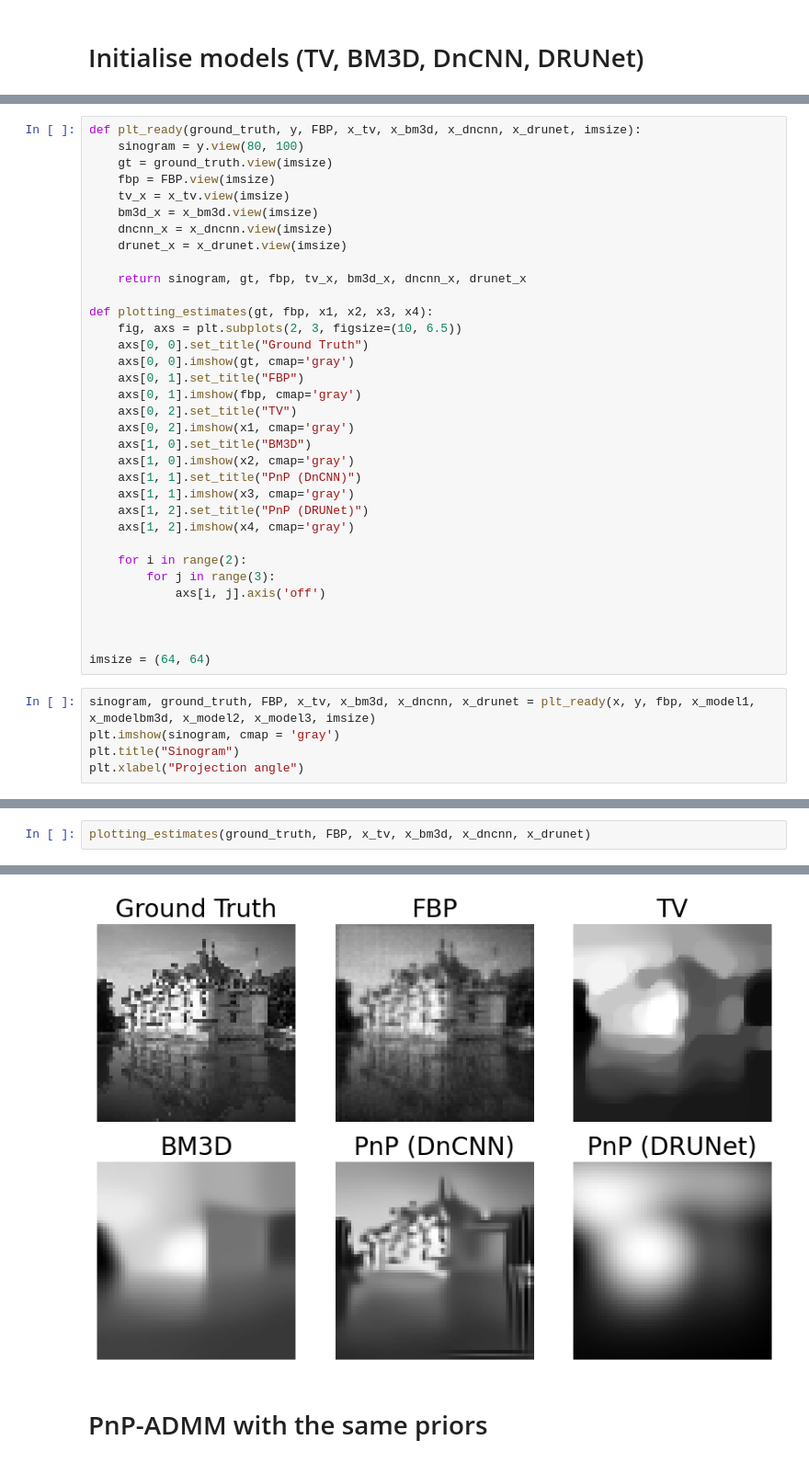
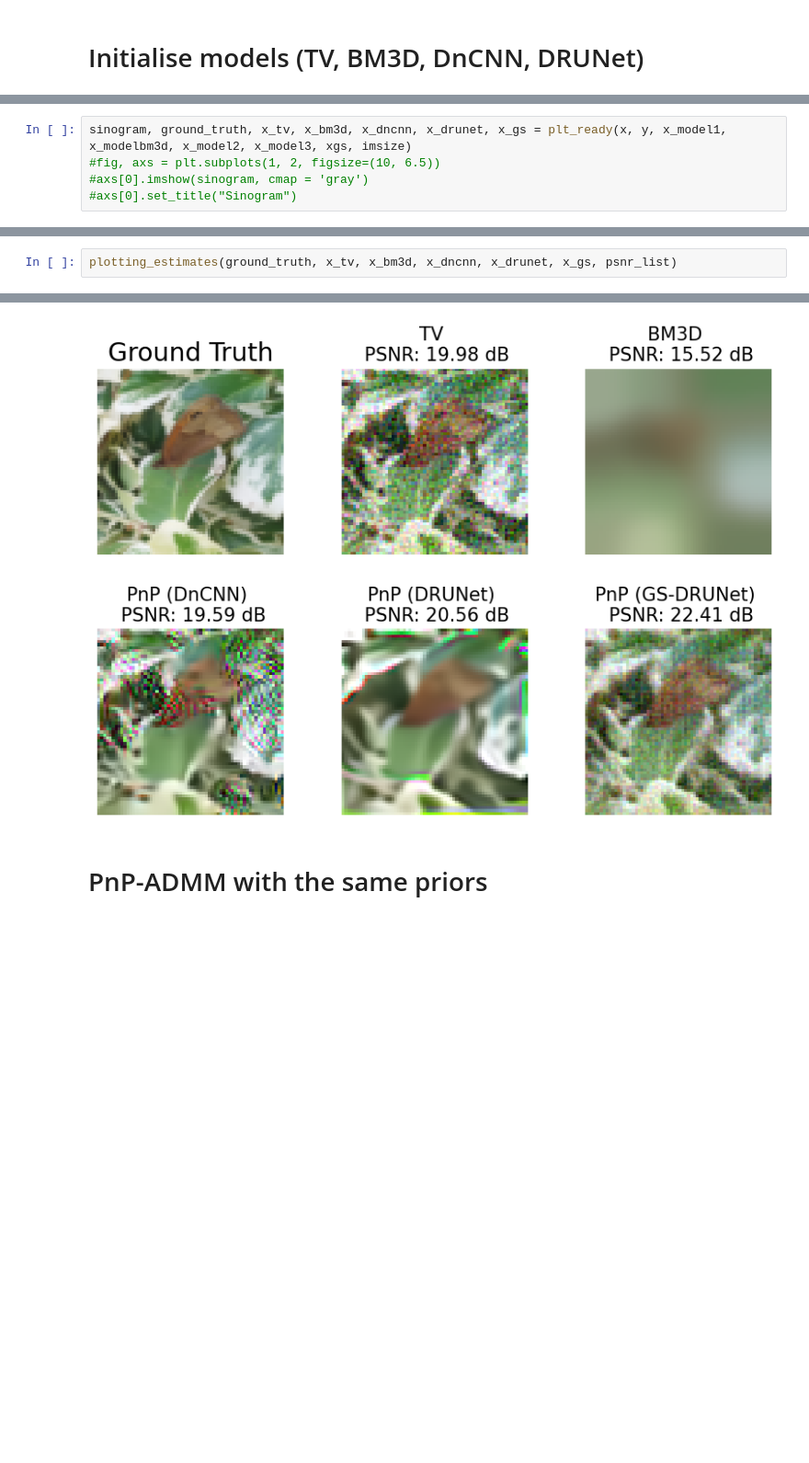
Before and after one commit to Amino21786/TfRPnP, a Jupyter notebook: NaturalCTPnP.ipynb, the cells around one changed output, grey strips where cells are left out. Shown at 92% size. Saved outputs shown, nothing was run; the diff lists cells and outputs as text; blank space fills up the shorter version.

```diff
--- a/NaturalCTPnP.ipynb
+++ b/NaturalCTPnP.ipynb
@@ -330,39 +435,5 @@ torch.Size([1, 1, 40, 100])
-# %%
-def plt_ready(ground_truth, y, FBP, x_tv, x_bm3d, x_dncnn, x_drunet, imsize):
-    sinogram = y.view(80, 100)
-    gt = ground_truth.view(imsize)
-    fbp = FBP.view(imsize)
-    tv_x = x_tv.view(imsize)
-    bm3d_x = x_bm3d.view(imsize)
-    dncnn_x = x_dncnn.view(imsize)
-    drunet_x = x_drunet.view(imsize)
-
-    return sinogram, gt, fbp, tv_x, bm3d_x, dncnn_x, drunet_x
-
-def plotting_estimates(gt, fbp, x1, x2, x3, x4):
-    fig, axs = plt.subplots(2, 3, figsize=(10, 6.5))
-    axs[0, 0].set_title("Ground Truth")
-    axs[0, 0].imshow(gt, cmap='gray')
-    axs[0, 1].set_title("FBP")
-    axs[0, 1].imshow(fbp, cmap='gray')
-    axs[0, 2].set_title("TV")
-    axs[0, 2].imshow(x1, cmap='gray')
-    axs[1, 0].set_title("BM3D")
-    axs[1, 0].imshow(x2, cmap='gray')
-    axs[1, 1].set_title("PnP (DnCNN)")
-    axs[1, 1].imshow(x3, cmap='gray')
-    axs[1, 2].set_title("PnP (DRUNet)")
-    axs[1, 2].imshow(x4, cmap='gray')
-
-    for i in range(2):
-        for j in range(3):
-            axs[i, j].axis('off')
-
-
-
-imsize = (64, 64)
 # %%
-sinogram, ground_truth, FBP, x_tv, x_bm3d, x_dncnn, x_drunet = plt_ready(x, y, fbp, x_model1, x_modelbm3d, x_model2, x_model3, imsize)
-plt.imshow(sinogram, cmap = 'gray')
-plt.title("Sinogram")
-plt.xlabel("Projection angle")
+sinogram, ground_truth, x_tv, x_bm3d, x_dncnn, x_drunet, x_gs = plt_ready(x, y, x_model1, x_modelbm3d, x_model2, x_model3, xgs, imsize)
+#fig, axs = plt.subplots(1, 2, figsize=(10, 6.5))
+#axs[0].imshow(sinogram, cmap = 'gray')
+#axs[0].set_title("Sinogram")
@@ -371,3 +440,3 @@ RuntimeError: shape '[80, 100]' is invalid for input of size 9100
 # %%
-plotting_estimates(ground_truth, FBP, x_tv, x_bm3d, x_dncnn, x_drunet)
+plotting_estimates(ground_truth, x_tv, x_bm3d, x_dncnn, x_drunet, x_gs, psnr_list)
 # %% [output]
@@ -374,4 +447,4 @@ plotting_estimates(ground_truth, FBP, x_tv, x_bm3d, x_dncnn, x_drunet)
-[figure, old version]
+[figure, new version]
 # %% [markdown]
 # PnP-ADMM with the same priors
 # %%
```
Also changed, not shown: parts of 31 cells of this notebook, 52 other files.
